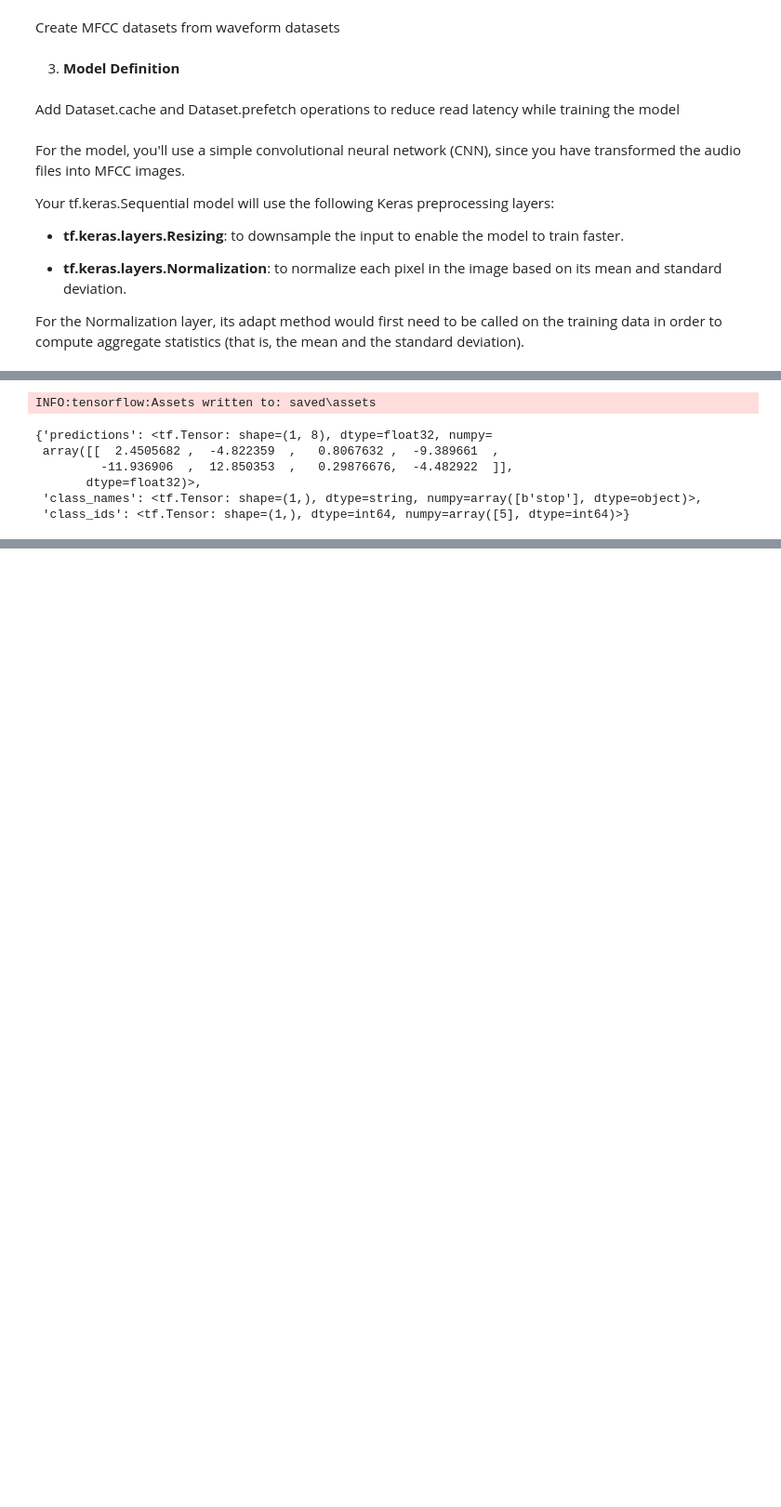
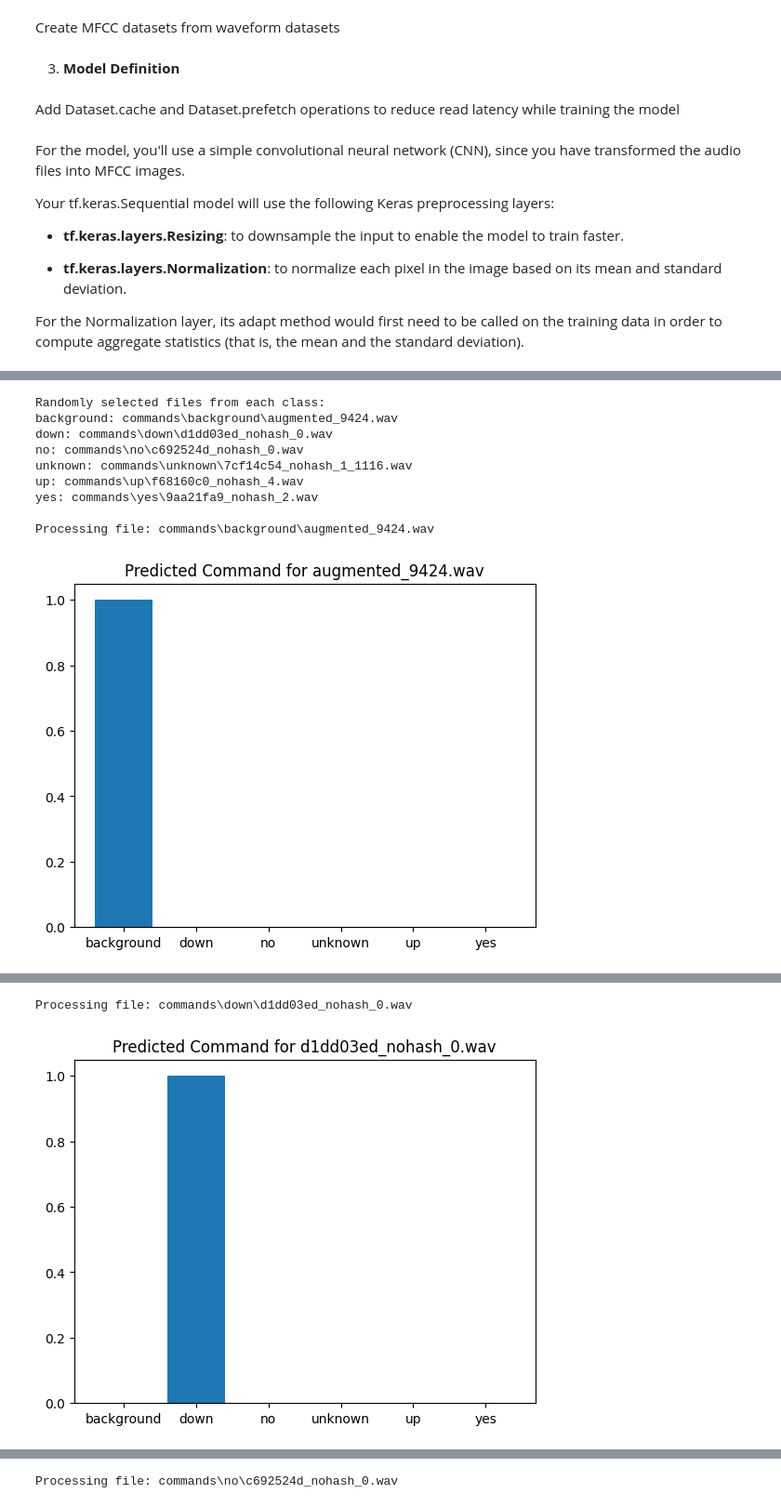
Before and after one commit to lbalic21/keyword_spotting, a Jupyter notebook: neural_network/kws_network.ipynb, the cells around one changed output, grey strips where cells are left out. Shown at 93% size. Drawn from its saved outputs; the diff is of its cells as text; code cells hidden in the pictures; blank space fills up the shorter version.

```diff
--- a/neural_network/kws_network.ipynb
+++ b/neural_network/kws_network.ipynb
@@ -670,12 +618,63 @@ export(tf.constant(str(data_dir/'no/01bb6a2a_nohash_0.wav')))
-# %%
-tf.saved_model.save(export, "saved")
-imported = tf.saved_model.load("saved")
-imported(waveform[tf.newaxis, :])
-# %% [output]
-INFO:tensorflow:Assets written to: saved\assets
-{'predictions': <tf.Tensor: shape=(1, 8), dtype=float32, numpy=
- array([[  2.4505682 ,  -4.822359  ,   0.8067632 ,  -9.389661  ,
-         -11.936906  ,  12.850353  ,   0.29876676,  -4.482922  ]],
-       dtype=float32)>,
- 'class_names': <tf.Tensor: shape=(1,), dtype=string, numpy=array([b'stop'], dtype=object)>,
- 'class_ids': <tf.Tensor: shape=(1,), dtype=int64, numpy=array([5], dtype=int64)>}
+# %%
+# Path to the commands dataset
+commands_dataset_path = "commands"
+
+# List of classes (subdirectories) in the dataset
+commands = sorted(os.listdir(commands_dataset_path))
+
+# Initialize a dictionary to store a random file from each class
+random_files = {}
+
+for command in commands:
+    command_path = os.path.join(commands_dataset_path, command)
+    if os.path.isdir(command_path):
+        # Get a list of files in the class directory
+        files = [f for f in os.listdir(command_path) if f.endswith('.wav')]
+
+        # Randomly select one file
+        if files:
+            random_file = random.choice(files)
+            random_files[command] = os.path.join(command_path, random_file)
+
+# Display the selected random file from each class
+print("Randomly selected files from each class:")
+for command, file_path in random_files.items():
+    print(f"{command}: {file_path}")
+
+# Function to process and predict for each random file
+def process_and_predict(file_path, model, commands):
+    x = tf.io.read_file(file_path)
+    x, sample_rate = tf.audio.decode_wav(x, desired_channels=1, desired_samples=16000)
+    x = tf.squeeze(x, axis=-1)  # Remove the channel dimension
+    waveform = x
+
+    # Generate MFCCs
+    x = generate_mfccs(x)  # Assuming you have defined the `generate_mfccs` function
+    x = x[tf.newaxis, ...]  # Add batch dimension
+
+    # Make predictions
+    prediction = model(x)
+
+    # Plot predictions as a bar chart
+    plt.bar(commands, tf.nn.softmax(prediction[0]))
+    plt.title(f"Predicted Command for {os.path.basename(file_path)}")
+    plt.show()
+
+    # Play the audio
+    display.display(display.Audio(waveform.numpy(), rate=16000))
+
+# Assuming you have a trained model and a list of commands
+for command, file_path in random_files.items():
+    print(f"\nProcessing file: {file_path}")
+    process_and_predict(file_path, model, commands)
+# %% [output]
+Randomly selected files from each class:
+background: commands\background\augmented_9424.wav
+down: commands\down\d1dd03ed_nohash_0.wav
+no: commands\no\c692524d_nohash_0.wav
+unknown: commands\unknown\7cf14c54_nohash_1_1116.wav
+up: commands\up\f68160c0_nohash_4.wav
+yes: commands\yes\9aa21fa9_nohash_2.wav
+
+Processing file: commands\background\augmented_9424.wav
+[figure, added]
@@ -681,0 +682,2 @@ INFO:tensorflow:Assets written to: saved\assets
+Processing file: commands\down\d1dd03ed_nohash_0.wav
+[figure, added]
@@ -681,0 +685 @@ INFO:tensorflow:Assets written to: saved\assets
+Processing file: commands\no\c692524d_nohash_0.wav
```
Also changed, not shown: parts of 25 cells of this notebook, 2 other files.
